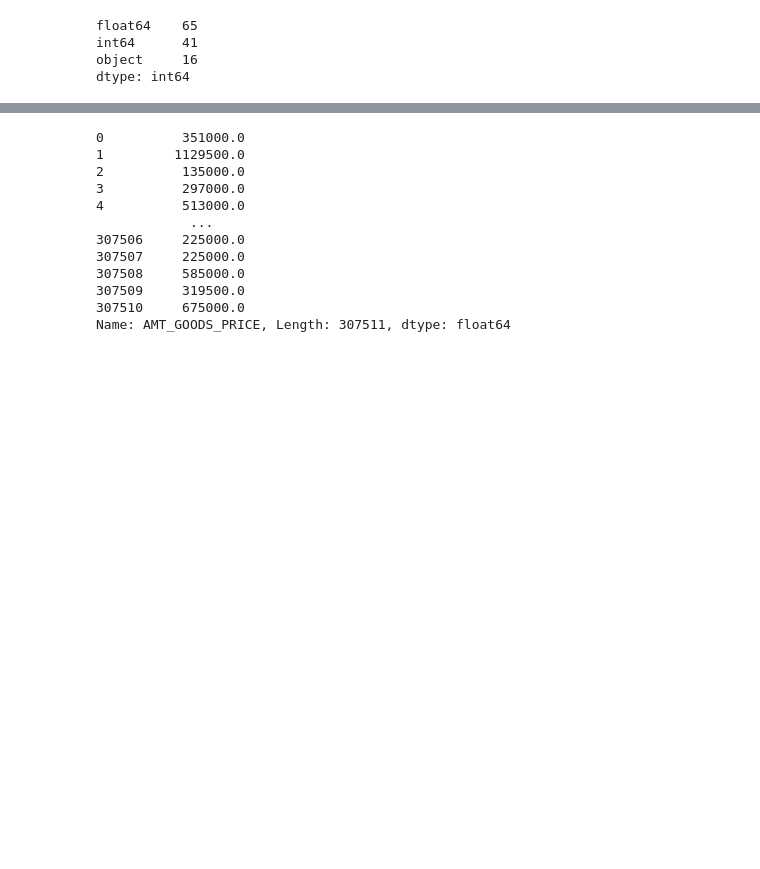
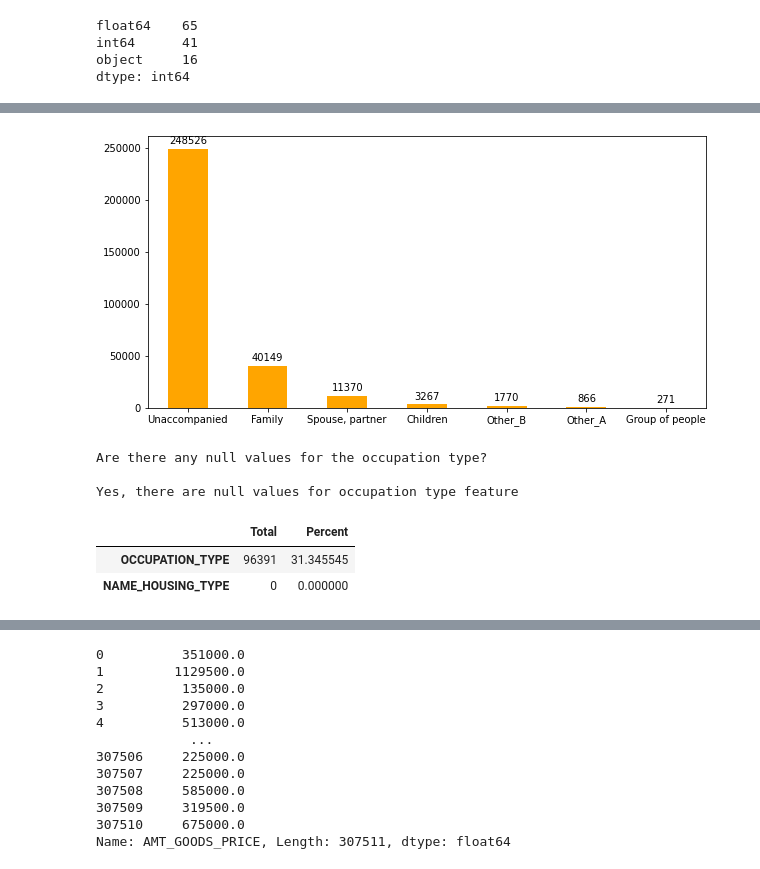
Before and after one commit to suhasmaddali/Predicting-Loan-Default-Using-Machine-Learning, a Jupyter notebook: Home Credit Python Project.ipynb, the cells around one changed output, grey strips where cells are left out. Saved outputs shown, nothing was run; the diff lists cells and outputs as text; code cells hidden in the pictures; blank space fills up the shorter version.

```diff
--- a/Home Credit Python Project.ipynb
+++ b/Home Credit Python Project.ipynb
@@ -46,0 +37,31 @@ df_train.head()
+# %%
+## Code taken from https://www.geeksforgeeks.org/how-to-annotate-bars-in-barplot-with-matplotlib-in-python/
+plt.figure(figsize = (10, 5))
+plots = df_train['NAME_TYPE_SUITE'].value_counts().plot(kind = 'bar', color = 'orange')
+for bar in plots.patches:
+
+  # Using Matplotlib's annotate function and
+  # passing the coordinates where the annotation shall be done
+  # x-coordinate: bar.get_x() + bar.get_width() / 2
+  # y-coordinate: bar.get_height()
+  # free space to be left to make graph pleasing: (0, 8)
+  # ha and va stand for the horizontal and vertical alignment
+    plots.annotate(format(bar.get_height(), '.0f'),
+                   (bar.get_x() + bar.get_width() / 2,
+                    bar.get_height()), ha='center', va='center',
+                   size=10, xytext=(0, 8),
+                   textcoords='offset points')
+plt.xticks(rotation = 0)
+plt.show()
+# %% [output]
+[figure, added]
+# %%
+print("Are there any null values for the occupation type?\n")
+if any(df_train['OCCUPATION_TYPE'].isnull()):
+    print("Yes, there are null values for occupation type feature")
+else:
+    print("No, there are no null values for occupation type feature")
+# %% [output]
+Are there any null values for the occupation type?
+
+Yes, there are null values for occupation type feature
@@ -46,0 +73,6 @@ df_train.head()
+# %%
+null_percentage(df_train[['NAME_HOUSING_TYPE', 'OCCUPATION_TYPE']])
+# %% [output]
+|  | Total | Percent |
+| OCCUPATION_TYPE | 96391 | 31.345545 |
+| NAME_HOUSING_TYPE | 0 | 0.000000 |
```
Also changed, not shown: parts of 5 cells of this notebook.
